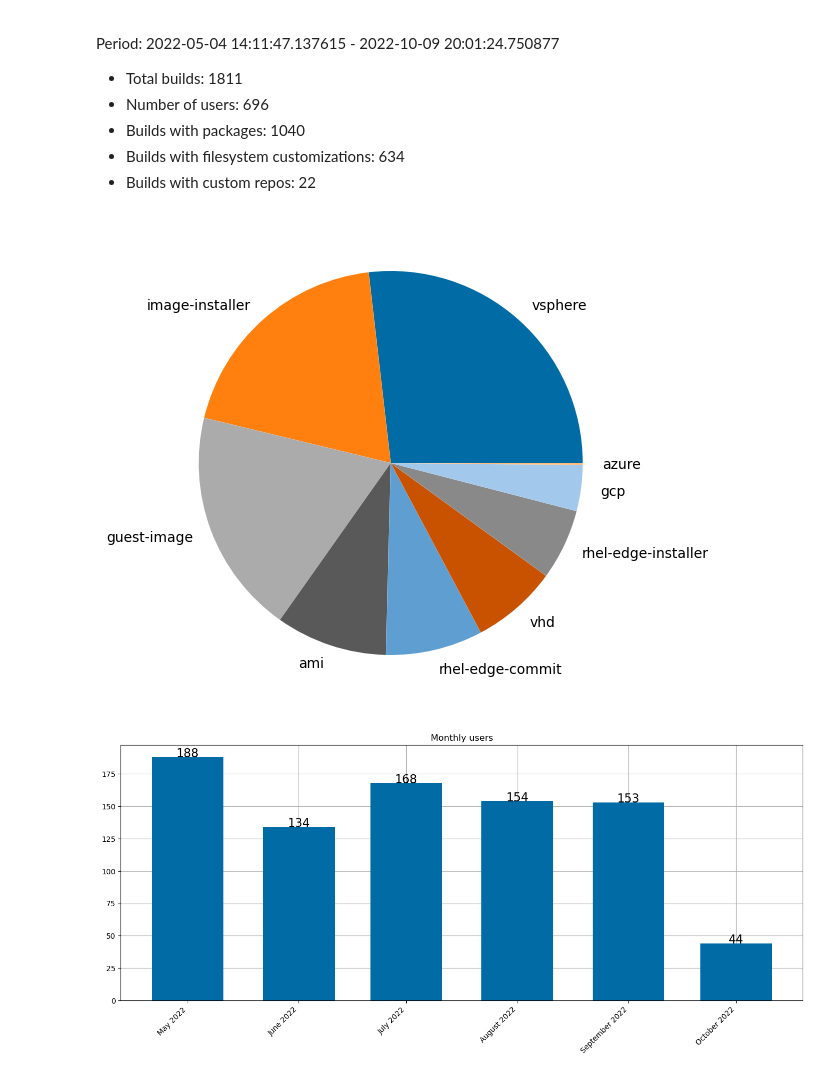
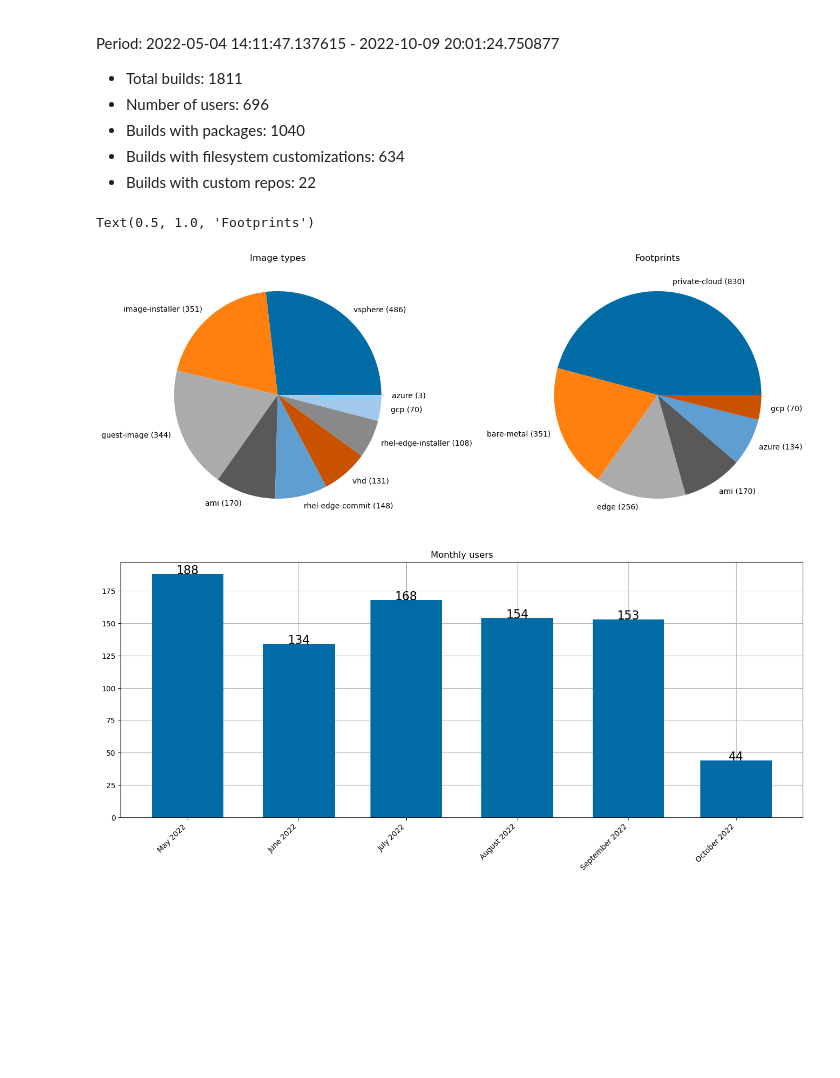
Before and after one commit to osbuild/metrics, a Jupyter notebook: notebooks/Report.ipynb, the cells around one changed output. Cells and saved outputs as stored; diff of their text form; code cells hidden in the pictures; blank space fills up the shorter version.

Commit message:
notebooks: add footprints pie chart next to image types

```diff
--- a/notebooks/Report.ipynb
+++ b/notebooks/Report.ipynb
@@ -63,10 +63,16 @@ Period: 2022-05-04 14:11:47.137615 - 2022-10-09 20:01:24.750877
 - Builds with custom repos: 22
 # %%
 fig = plt.figure()
-ax = fig.add_axes([0, 0, 2, 1])
-ib.plot.imagetype_builds(builds, ax)
+ax1 = fig.add_axes([0, 0, 1, 1])
+ib.plot.imagetype_builds(builds, ax1)
+ax1.set_title("Image types")
+
+ax2 = fig.add_axes([1.1, 0, 1, 1])
+ib.plot.footprint_builds(builds, ax2)
+ax2.set_title("Footprints")
 # %% [output]
+Text(0.5, 1.0, 'Footprints')
-[figure, old version]
+[figure, new version]
 # %%
 fig = plt.figure()
 users_ax = fig.add_axes([0, 3, 2, 1])
```
Also changed, not shown: 1 other file.
